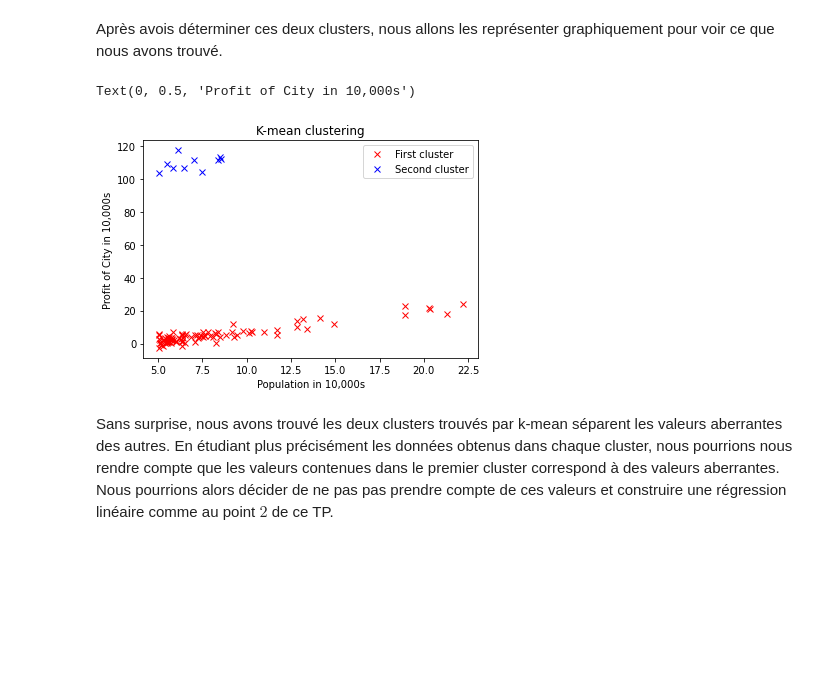
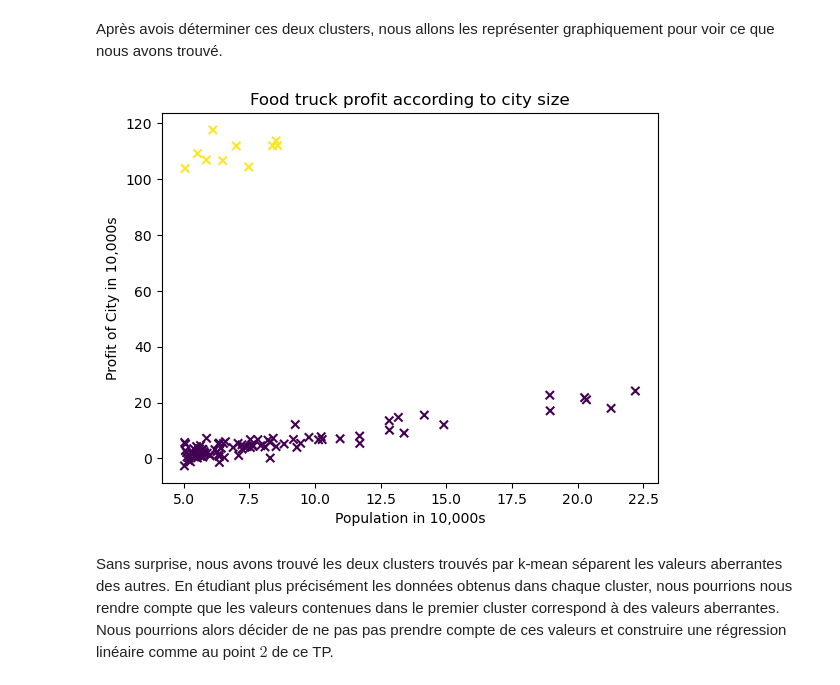
Before and after one commit to HUART1848/APV_L1, a Jupyter notebook: TP1_APV_S1-2023_Reponses_Huart_Hugo.ipynb, the cells around one changed output. Saved outputs shown, nothing was run; the diff lists cells and outputs as text; code cells hidden in the pictures; blank space fills up the shorter version.

```diff
--- a/TP1_APV_S1-2023_Reponses_Huart_Hugo.ipynb
+++ b/TP1_APV_S1-2023_Reponses_Huart_Hugo.ipynb
@@ -92,6 +92,12 @@ Le fichier ex1data1.txt contient les données que nous allons utiliser. La premi
 ### 2.1 Visualisation des données
 # %% [markdown]
 Avant de commencer, nous allons visualiser les données.
+# %%
+def simple_scatter(x, y, color=None):
+    plt.scatter(x, y, marker="x", c="red" if color is None else color)
+    plt.xlabel("Population in 10,000s")
+    plt.ylabel("Profit of City in 10,000s")
+    plt.title("Food truck profit according to city size")
 # %%
 # loading the data
 data = np.loadtxt('ex1data1.txt', delimiter=',', unpack=True)
@@ -198,9 +203,9 @@ Supposons maintenant qu'il y a eu quelques erreurs et qu'on a accidentellement r
 # %%
 data = np.loadtxt('ex1data1.txt', delimiter=',', unpack=True)
 
-data_y = data[1]
+data_y = data[1].copy() # nécéssaire sinon les données originales sont écrasées par référence
 data_y[:10] = data_y[:10] + 100
-data_with_outliers = [data[0], data_y]
+data_with_outliers = [data[0].copy(), data_y]
 # %% [markdown]
 Pour comprendre ce qui a changé, il est toujours utile de visualiser les données.
 # %%
@@ -238,5 +250,9 @@ Plus généralement, une approche pour essayer de déterminer si le dataset cont
 # %%
 # TODO: utiliser KMeans de scikit avec n_clusters=2 afin de séparer les données contenants les outilers
 # (i.e. data_with_outliers) en deux groupes
+
+data = np.array(list(zip(data_with_outliers[0], data_with_outliers[1])))
+kmeans = KMeans(n_clusters=2, n_init="auto")
+c = kmeans.fit(data).labels_
 # %% [markdown]
 Après avois déterminer ces deux clusters, nous allons les représenter graphiquement pour voir ce que nous avons trouvé.
@@ -243,8 +262,8 @@ Après avois déterminer ces deux clusters, nous allons les représenter graphiq
 # %%
-# TODO: faire un plot de ces deux clusters
+x, y = data_with_outliers
+simple_scatter(x, y, color=c)
 # %% [output]
-Text(0, 0.5, 'Profit of City in 10,000s')
-[figure, old version]
+[figure, new version]
 # %% [markdown]
 Sans surprise, nous avons trouvé les deux clusters trouvés par k-mean séparent les valeurs aberrantes des autres. En étudiant plus précisément les données obtenus dans chaque cluster, nous pourrions nous rendre compte que les valeurs contenues dans le premier cluster correspond à des valeurs aberrantes. Nous pourrions alors décider de ne pas pas prendre compte de ces valeurs et construire une régression linéaire comme au point $2$ de ce TP.
 # %% [markdown]
```
Also changed, not shown: parts of 10 cells of this notebook.
